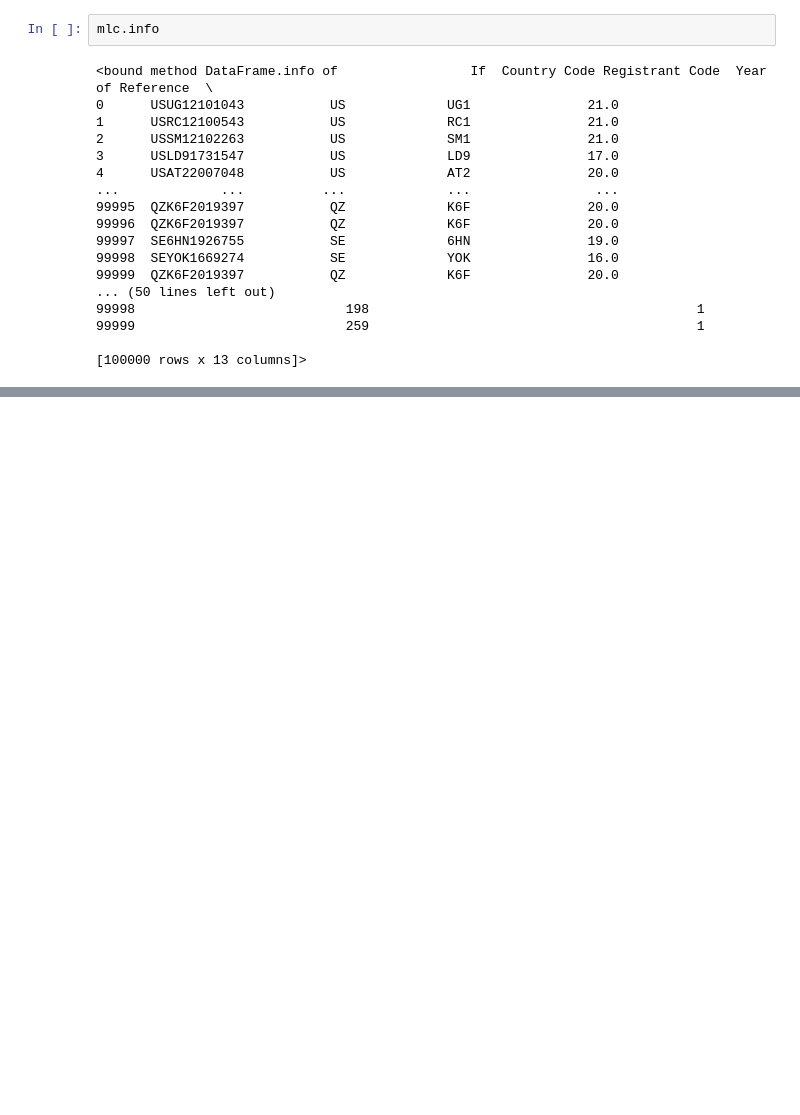
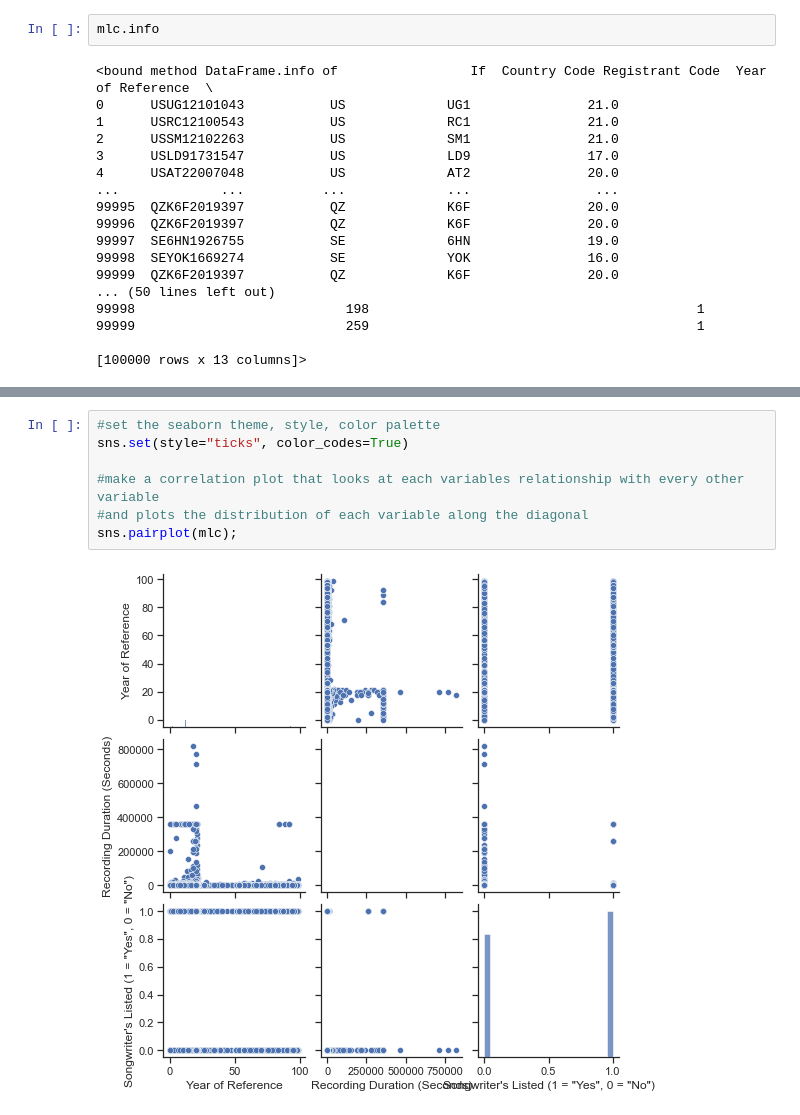
Before and after one commit to LJRollerII/mlc-project-napster, a Jupyter notebook: notebooks/MLC_Project.ipynb, the cells around one changed output, grey strips where cells are left out. Drawn from its saved outputs; the diff is of its cells as text; blank space fills up the shorter version.

```diff
--- a/notebooks/MLC_Project.ipynb
+++ b/notebooks/MLC_Project.ipynb
@@ -68,0 +102,9 @@ mlc.info
+# %%
+#set the seaborn theme, style, color palette
+sns.set(style="ticks", color_codes=True)
+
+#make a correlation plot that looks at each variables relationship with every other variable
+#and plots the distribution of each variable along the diagonal
+sns.pairplot(mlc);
+# %% [output]
+[figure, added]
```
Also changed, not shown: parts of 9 cells of this notebook.
